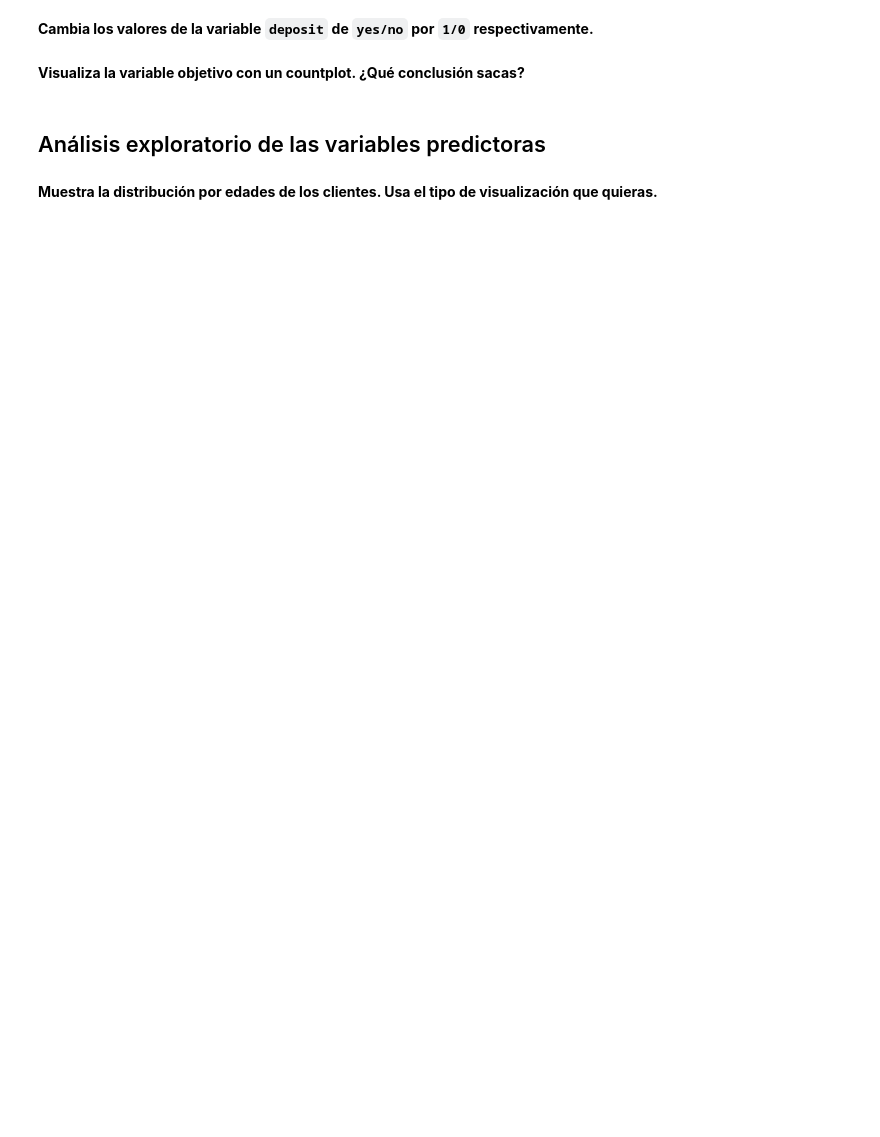
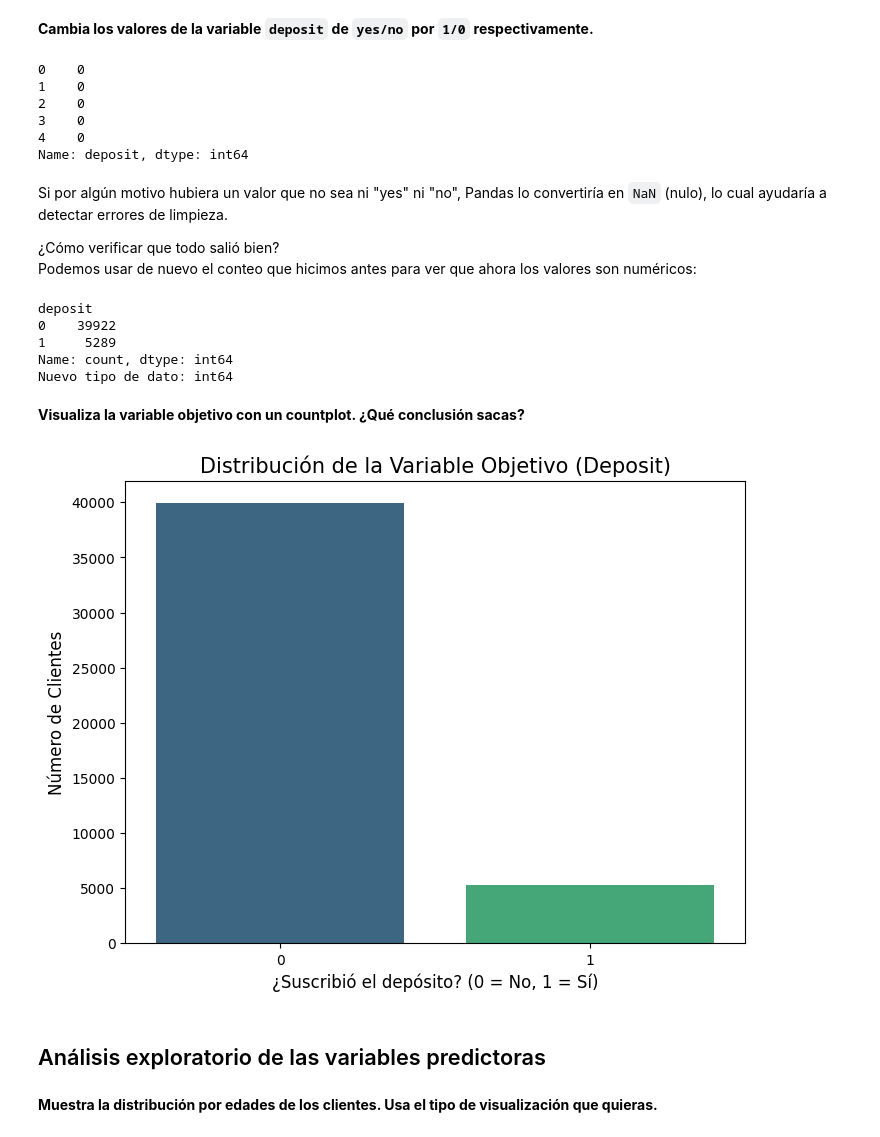
Before and after one commit to financieras/saturdays_ai, a Jupyter notebook: ML_S1_Intro_challenge_v1_1.ipynb, the cells around one changed output. Drawn from its saved outputs; the diff is of its cells as text; code cells hidden in the pictures; blank space fills up the shorter version.

```diff
--- a/ML_S1_Intro_challenge_v1_1.ipynb
+++ b/ML_S1_Intro_challenge_v1_1.ipynb
@@ -255,5 +269,14 @@ Name: count, dtype: int64
 ## Análisis exploratorio de la variable objetivo
 # %% [markdown]
 **La variable objetivo es aquiella que queremos predecir. Antes de comenzar a hacer modificaciones en el dataset, vamos a crearnos una copia sobre la que vamos a trabajar para conservar así el original sin cambios. Para ello crea un nuevo DataFrame llamado `bank_data` que sea una copia del original.**
+# %%
+# Creamos la copia profunda del DataFrame
+bank_data = data.copy()
 # %% [markdown]
 **Cambia el nombre de la variable objetivo `y` por `deposit`.**
+# %%
+# Cambiamos el nombre de la columna 'y' por 'deposit'
+bank_data = bank_data.rename(columns={'y': 'deposit'})
+
+# Verificamos el cambio viendo las últimas columnas
+bank_data.head()
@@ -260,7 +290,53 @@ Name: count, dtype: int64
 # %% [markdown]
 **Cambia los valores de la variable `deposit` de `yes/no` por `1/0` respectivamente.**
+# %%
+# Mapeamos 'yes' a 1 y 'no' a 0
+bank_data['deposit'] = bank_data['deposit'].map({'yes': 1, 'no': 0})
+
+# Verificamos los primeros registros para confirmar el cambio
+print(bank_data['deposit'].head())
+# %% [output]
+0    0
+1    0
+2    0
+3    0
+4    0
+Name: deposit, dtype: int64
+# %% [markdown]
+Si por algún motivo hubiera un valor que no sea ni "yes" ni "no", Pandas lo convertiría en `NaN` (nulo), lo cual ayudaría a detectar errores de limpieza.
+
+¿Cómo verificar que todo salió bien?
+Podemos usar de nuevo el conteo que hicimos antes para ver que ahora los valores son numéricos:
+# %%
+# Ver el conteo de los nuevos valores (1 y 0)
+print(bank_data['deposit'].value_counts())
+
+# También puedes ver el tipo de dato (debería ser int64)
+print(f"Nuevo tipo de dato: {bank_data['deposit'].dtype}")
+# %% [output]
+deposit
+0    39922
+1     5289
+Name: count, dtype: int64
+Nuevo tipo de dato: int64
 # %% [markdown]
 **Visualiza la variable objetivo con un countplot. ¿Qué conclusión sacas?**
+# %%
+import seaborn as sns
+import matplotlib.pyplot as plt
+
+plt.figure(figsize=(8, 6))
+
+# Asignamos 'deposit' a hue y quitamos la leyenda para que se vea igual que antes
+sns.countplot(x='deposit', data=bank_data, hue='deposit', palette='viridis', legend=False)
+
+plt.title('Distribución de la Variable Objetivo (Deposit)', fontsize=15)
+plt.xlabel('¿Suscribió el depósito? (0 = No, 1 = Sí)', fontsize=12)
+plt.ylabel('Número de Clientes', fontsize=12)
+
+plt.show()
+# %% [output]
+[figure, added]
 # %% [markdown]
 ## Análisis exploratorio de las variables predictoras
 # %% [markdown]
```
Also changed, not shown: parts of 13 cells of this notebook.
